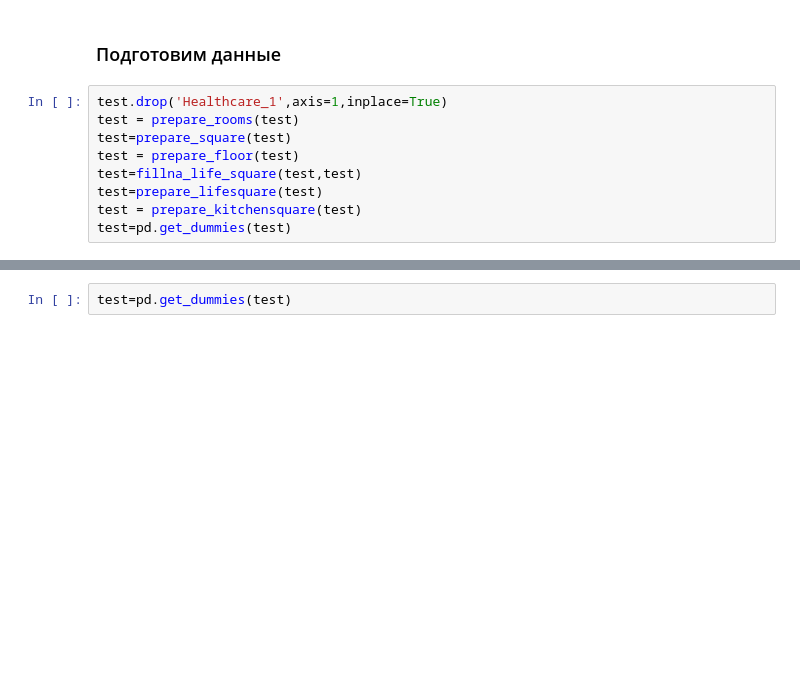
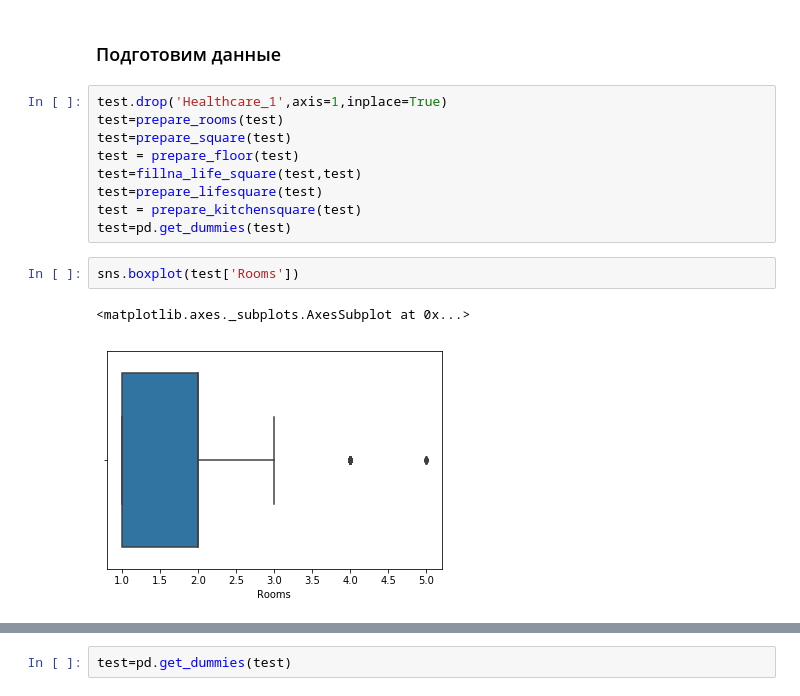
Before and after one commit to kesch9/python_for_datascience_homework, a Jupyter notebook: CourseDZ/CourseWork.ipynb, the cells around one changed output, grey strips where cells are left out. Cells and saved outputs as stored; diff of their text form; blank space fills up the shorter version.

```diff
--- a/CourseDZ/CourseWork.ipynb
+++ b/CourseDZ/CourseWork.ipynb
@@ -997,10 +1015,15 @@ memory usage: 742.3+ KB
 ### Подготовим данные
 # %%
 test.drop('Healthcare_1',axis=1,inplace=True)
-test = prepare_rooms(test)
+test=prepare_rooms(test)
 test=prepare_square(test)
 test = prepare_floor(test)
 test=fillna_life_square(test,test)
 test=prepare_lifesquare(test)
 test = prepare_kitchensquare(test)
 test=pd.get_dummies(test)
+# %%
+sns.boxplot(test['Rooms'])
+# %% [output]
+<matplotlib.axes._subplots.AxesSubplot at 0x...>
+[figure, added]
```
Also changed, not shown: parts of 10 cells of this notebook, 1 other file.
